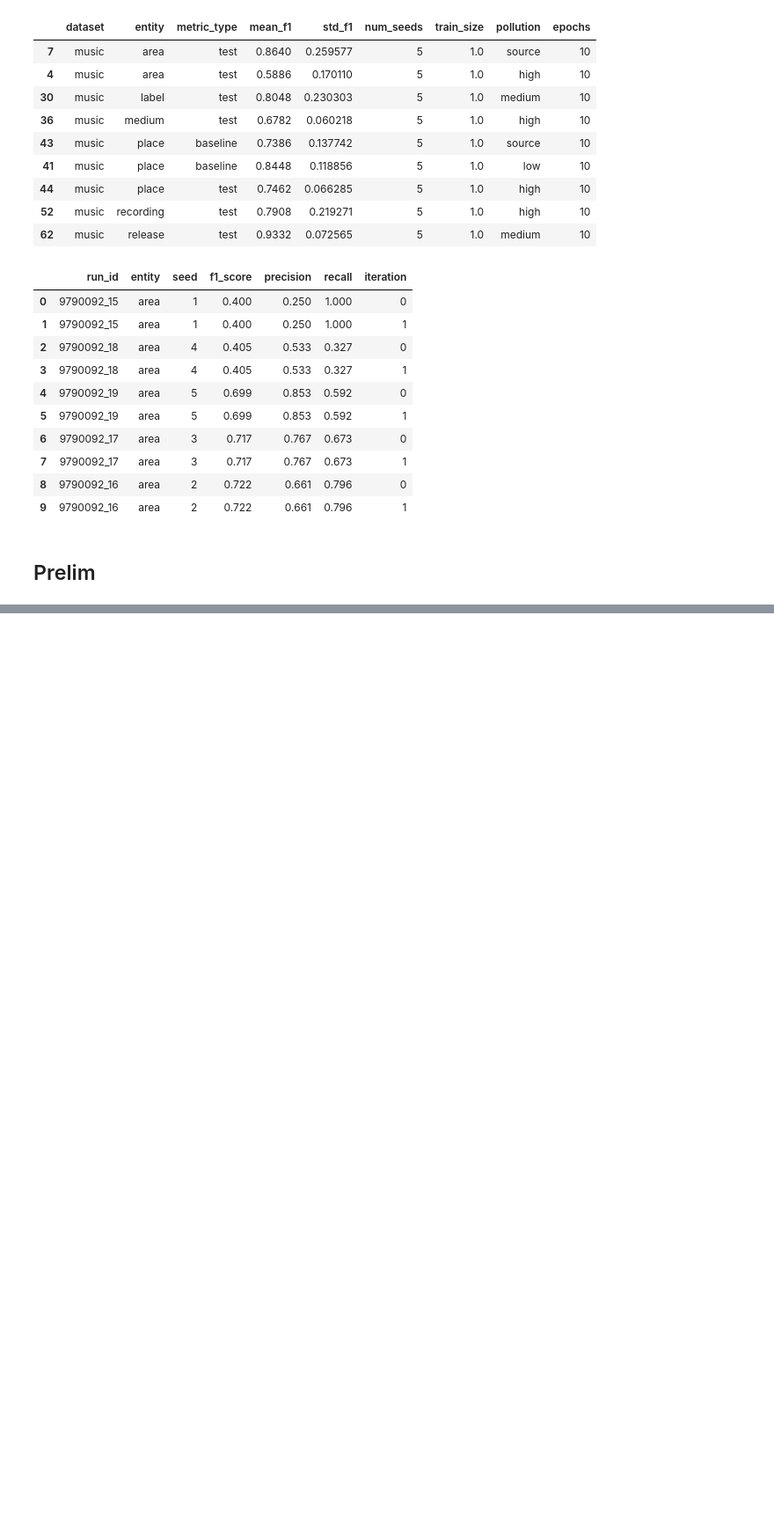
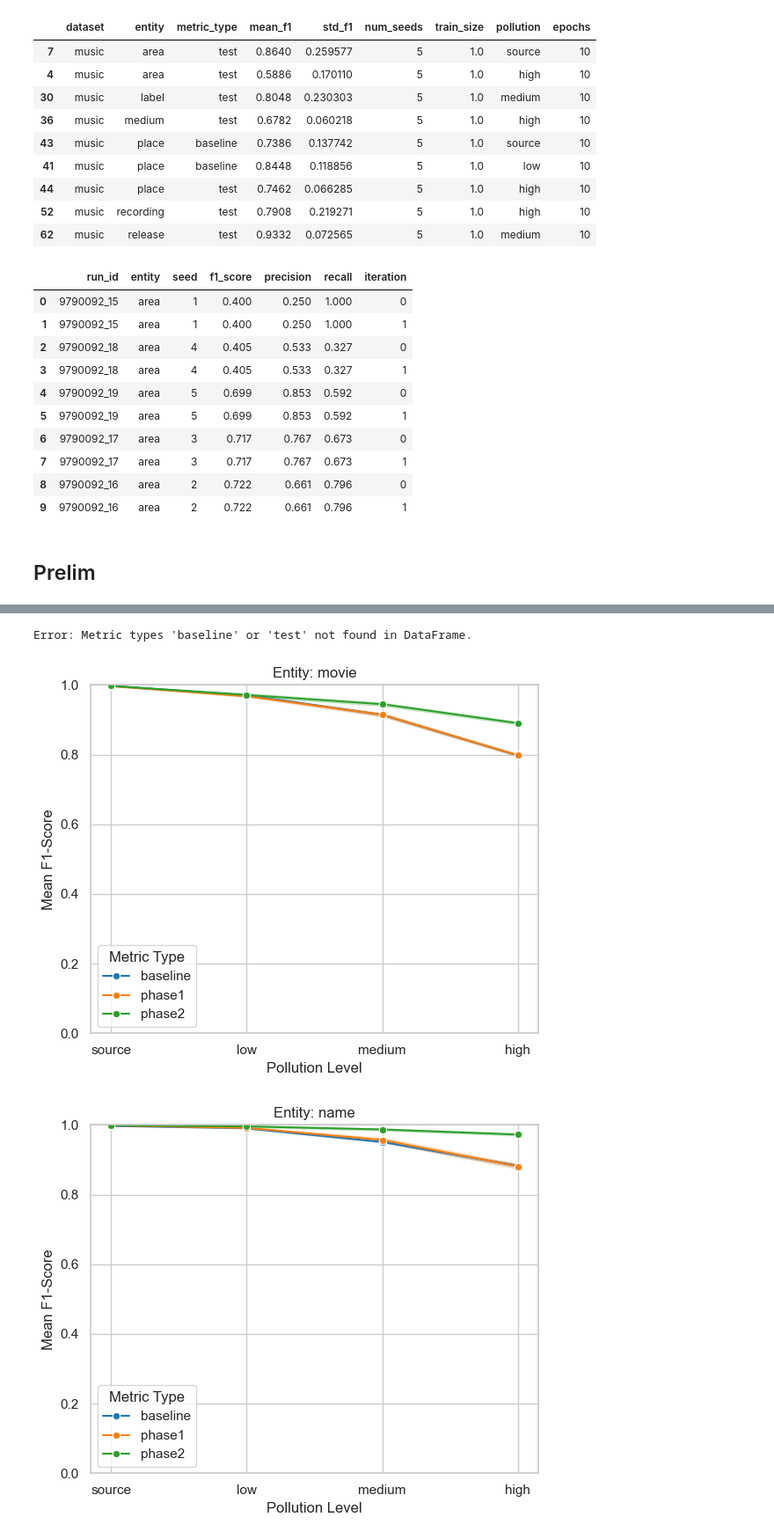
Before and after one commit to oskar-ong/deepcem, a Jupyter notebook: notebooks/results_analysis.ipynb, the cells around one changed output, grey strips where cells are left out. Shown at 88% size. Drawn from its saved outputs; the diff is of its cells as text; code cells hidden in the pictures; blank space fills up the shorter version.

Commit message:
distillbert results imdb

```diff
--- a/notebooks/results_analysis.ipynb
+++ b/notebooks/results_analysis.ipynb
@@ -143,8 +225,10 @@ def generate_comparison_latex(df, test_metric='test', dataset_name='music'):
 # %%
+from pathlib import Path
+
 import pandas as pd
 import seaborn as sns
 import matplotlib.pyplot as plt
-def plot_degradation(df, dataset, rtype):
+def plot_degradation(df, dataset, rtype, lm="roberta"):
     # 1. Re-sort pollution for correct plotting
     pollution_order = ['source', 'low', 'medium', 'high']
     df['pollution'] = pd.Categorical(df['pollution'], categories=pollution_order, ordered=True)
@@ -228,7 +312,10 @@ def plot_degradation(df, dataset, rtype):
         plt.tight_layout()
 
         # 5. Save or Show the individual plot
-        plt.savefig(f"../img/{dataset}/{rtype}/f1_score_{entity}.png")
+        out_path = Path(
+        f"../img/{lm}/{dataset}/{rtype}")
+        Path(out_path).mkdir(parents=True, exist_ok=True)
+        plt.savefig(f"../img/{lm}/{dataset}/{rtype}/f1_score_{entity}.png")
         plt.show()
 # %% [markdown]
 # JOB ID: 9790002
@@ -502,0 +600,27 @@ track & source & & \textbf{0.9990} & 0.0000 & & 0.9962 & 0.0019 \\
+# %%
+imdb_distillbert = 9790670
+df = query_prelimary(imdb_distillbert)
+
+# 1. Define the logical order
+pollution_order = ['source', 'low', 'medium', 'high']
+
+# 2. Apply the categorical type to the column
+df['pollution'] = pd.Categorical(
+    df['pollution'],
+    categories=pollution_order,
+    ordered=True
+)
+
+# 3. Sort the DataFrame to reflect this order
+# This ensures that when you generate the table or plot, the rows are in order
+df = df.sort_values(by=['dataset', 'entity', 'pollution', 'metric_type'])
+
+latex_code = generate_comparison_latex(df, test_metric='test')
+
+print(latex_code)
+
+plot_degradation(df, "imdb", "prelim", "distillbert")
+# %% [output]
+Error: Metric types 'baseline' or 'test' not found in DataFrame.
+[figure, added]
+[figure, added]
```
Also changed, not shown: parts of 7 cells of this notebook, 29 other files.
